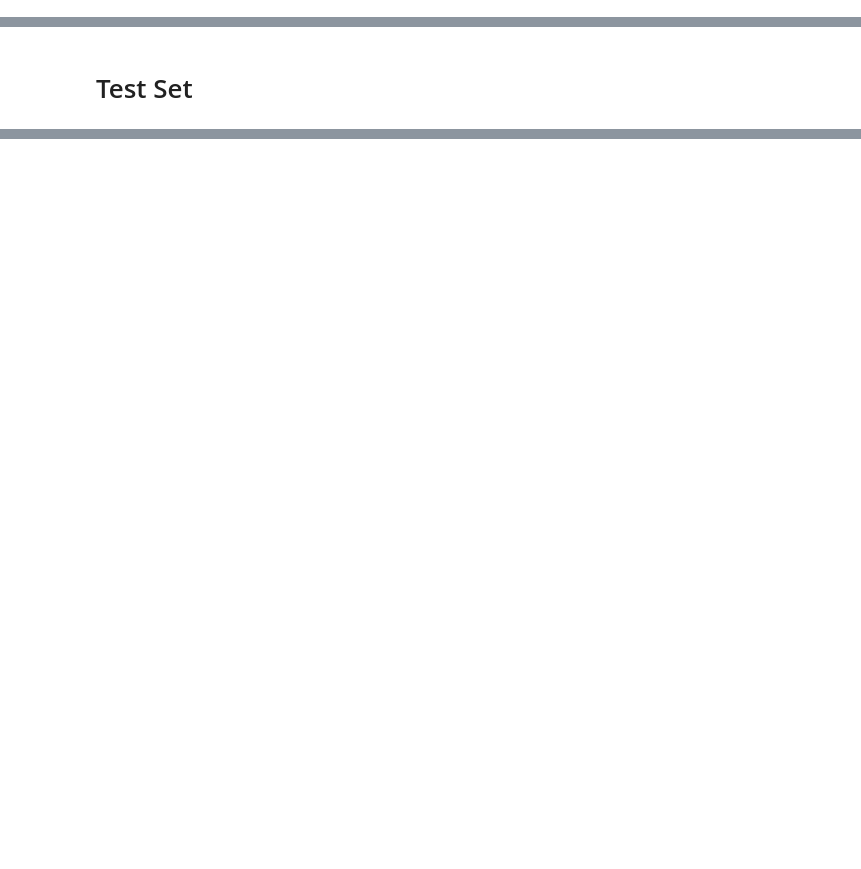
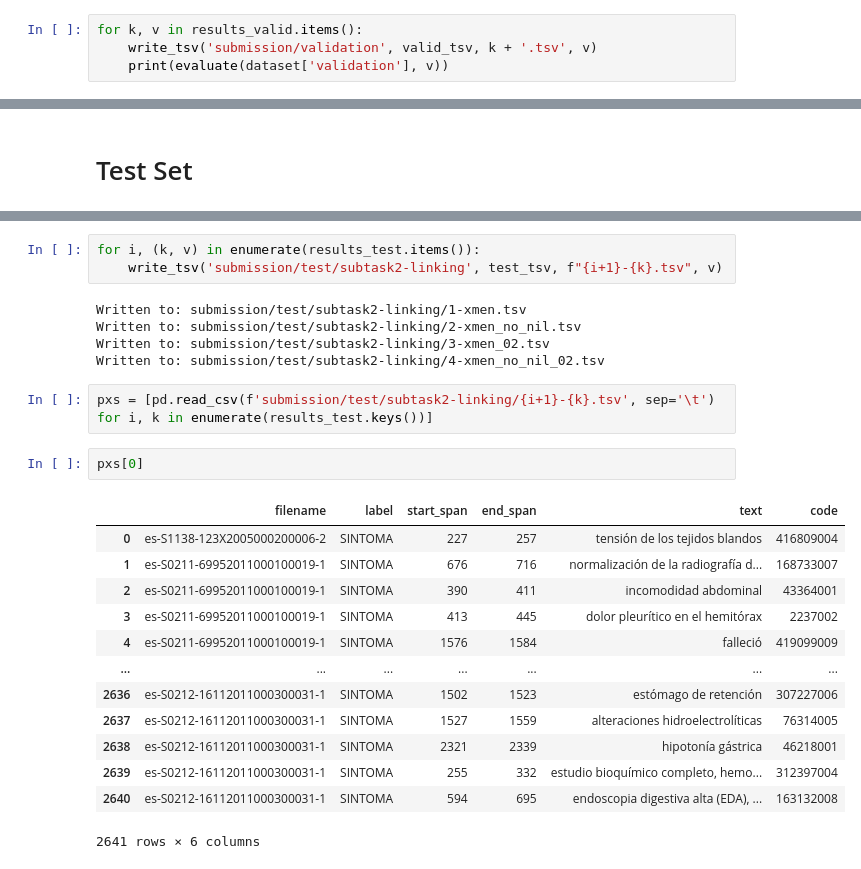
Before and after one commit to hpi-dhc/symptemist_biocreative_2023, a Jupyter notebook: notebooks/xMEN.ipynb, the cells around one changed output, grey strips where cells are left out. Cells and saved outputs as stored; diff of their text form; blank space fills up the shorter version.

```diff
--- a/notebooks/xMEN.ipynb
+++ b/notebooks/xMEN.ipynb
@@ -382,0 +298,4 @@ output_val[~output_val.code.isna()].rename(columns={'span_ini' : 'start_span', '
+# %%
+for k, v in results_valid.items():
+    write_tsv('submission/validation', valid_tsv, k + '.tsv', v)
+    print(evaluate(dataset['validation'], v))
@@ -384,0 +332,26 @@ output_val[~output_val.code.isna()].rename(columns={'span_ini' : 'start_span', '
+# %%
+for i, (k, v) in enumerate(results_test.items()):
+    write_tsv('submission/test/subtask2-linking', test_tsv, f"{i+1}-{k}.tsv", v)
+# %% [output]
+Written to: submission/test/subtask2-linking/1-xmen.tsv
+Written to: submission/test/subtask2-linking/2-xmen_no_nil.tsv
+Written to: submission/test/subtask2-linking/3-xmen_02.tsv
+Written to: submission/test/subtask2-linking/4-xmen_no_nil_02.tsv
+# %%
+pxs = [pd.read_csv(f'submission/test/subtask2-linking/{i+1}-{k}.tsv', sep='\t') for i, k in enumerate(results_test.keys())]
+# %%
+pxs[0]
+# %% [output]
+|  | filename | label | start_span | end_span | text | code |
+| 0 | es-S1138-123X2005000200006-2 | SINTOMA | 227 | 257 | tensión de los tejidos blandos | 416809004 |
+| 1 | es-S0211-69952011000100019-1 | SINTOMA | 676 | 716 | normalización de la radiografía d... | 168733007 |
+| 2 | es-S0211-69952011000100019-1 | SINTOMA | 390 | 411 | incomodidad abdominal | 43364001 |
+| 3 | es-S0211-69952011000100019-1 | SINTOMA | 413 | 445 | dolor pleurítico en el hemitórax | 2237002 |
+| 4 | es-S0211-69952011000100019-1 | SINTOMA | 1576 | 1584 | falleció | 419099009 |
+| ... | ... | ... | ... | ... | ... | ... |
+| 2636 | es-S0212-16112011000300031-1 | SINTOMA | 1502 | 1523 | estómago de retención | 307227006 |
+| 2637 | es-S0212-16112011000300031-1 | SINTOMA | 1527 | 1559 | alteraciones hidroelectrolíticas | 76314005 |
+| 2638 | es-S0212-16112011000300031-1 | SINTOMA | 2321 | 2339 | hipotonía gástrica | 46218001 |
+| 2639 | es-S0212-16112011000300031-1 | SINTOMA | 255 | 332 | estudio bioquímico completo, hemo... | 312397004 |
+| 2640 | es-S0212-16112011000300031-1 | SINTOMA | 594 | 695 | endoscopia digestiva alta (EDA), ... | 163132008 |
+2641 rows × 6 columns
```
Also changed, not shown: parts of 51 cells of this notebook, 3 other files.
